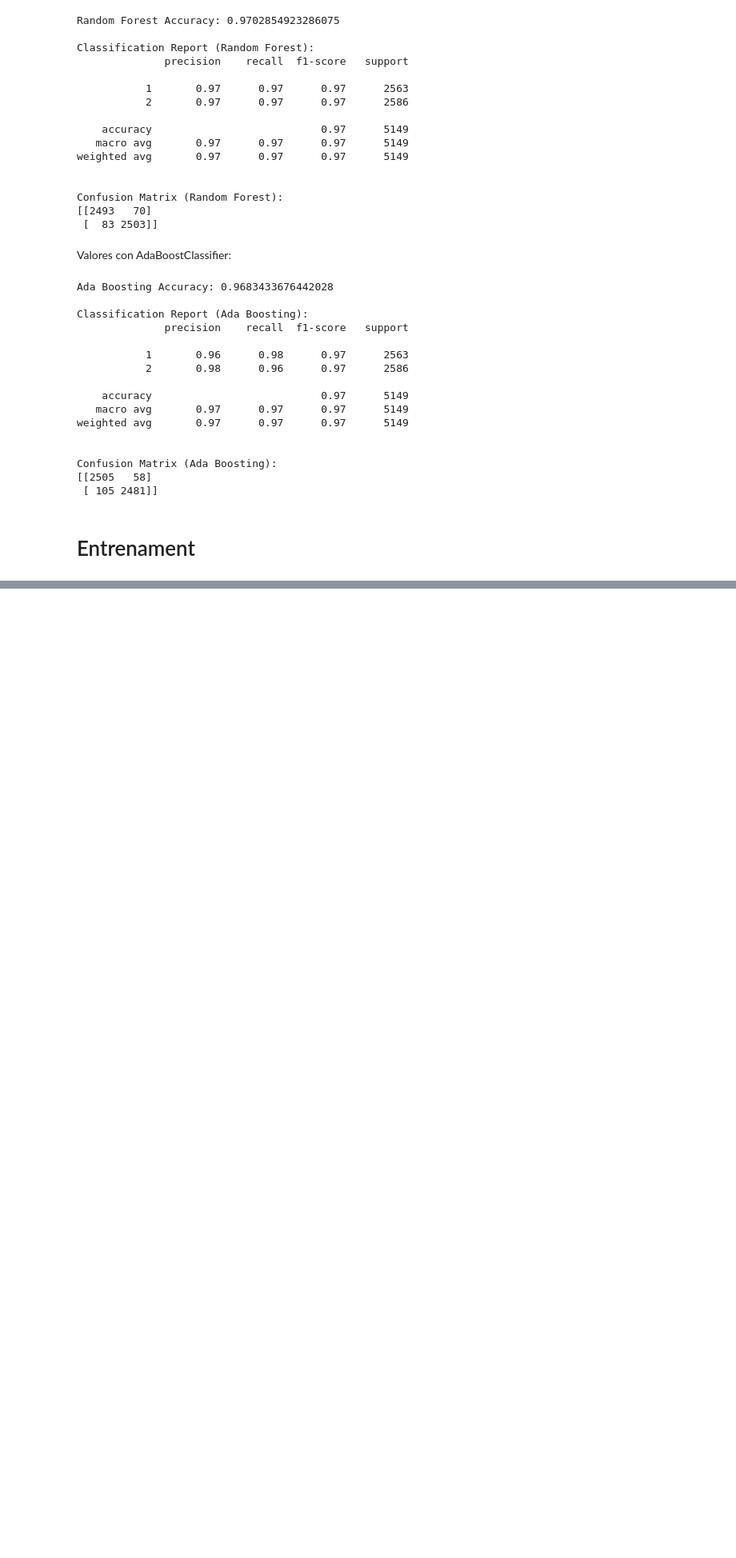
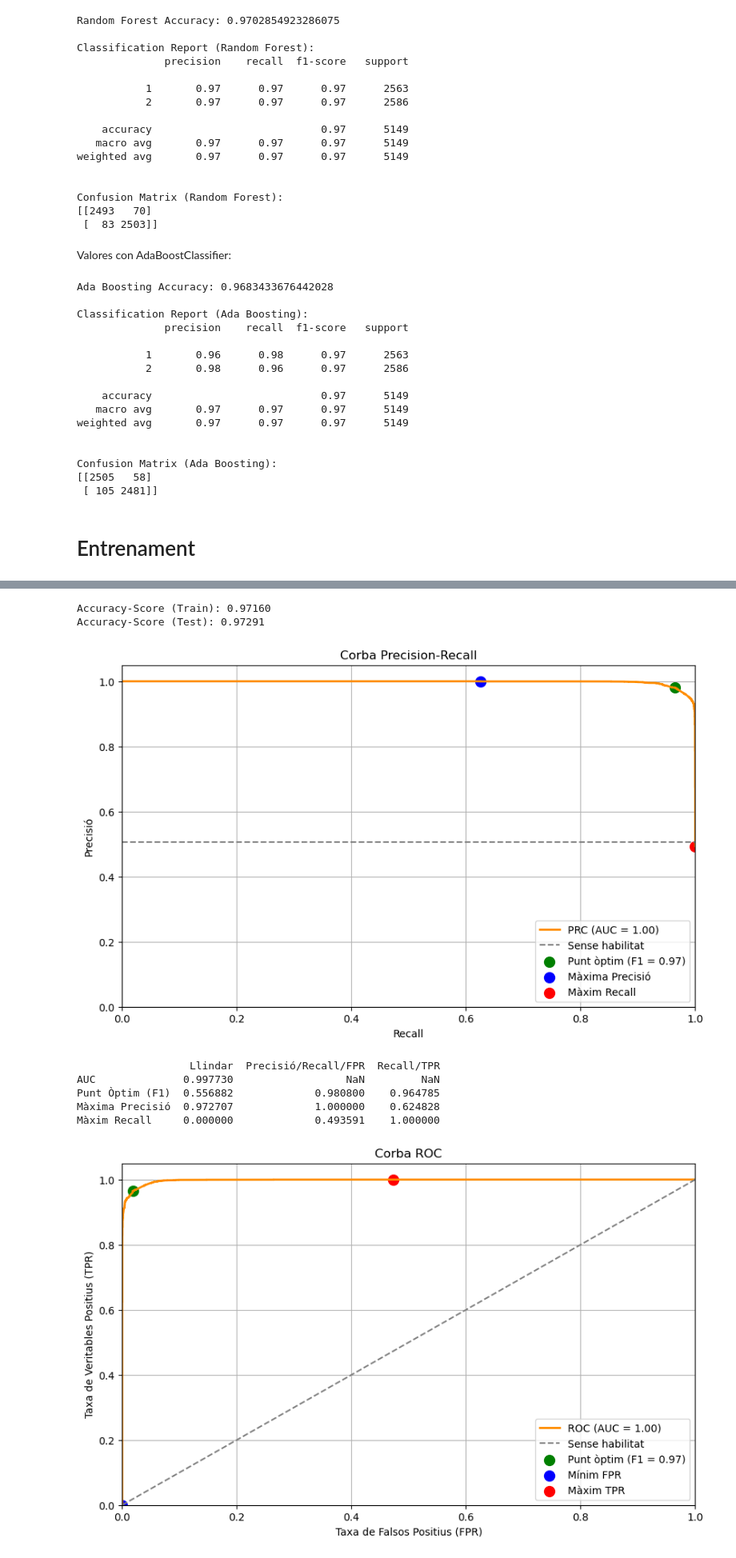
Before and after one commit to NIU1688916/Kaggle_LOL, a Jupyter notebook: Kaggle LOL.ipynb, the cells around one changed output, grey strips where cells are left out. Shown at 80% size. Cells and saved outputs as stored; diff of their text form; code cells hidden in the pictures; blank space fills up the shorter version.

Commit message:
feat: Added the final metric analisis with plot_curve implementation

```diff
--- a/Kaggle LOL.ipynb
+++ b/Kaggle LOL.ipynb
@@ -383,0 +466,31 @@ Millors paràmetres GS:
+# %%
+
+X_train, X_test, y_train, y_test = train_test_split(X, y, test_size=0.2, stratify=y, random_state=26)
+
+gb = GradientBoostingClassifier(learning_rate=0.01, max_depth=8, max_features='sqrt', min_samples_split=5, n_estimators=300, subsample=0.8)
+
+kfold = StratifiedKFold(n_splits=10, shuffle=True, random_state=26)
+
+scores = cross_val_score(gb, X_train, y_train, cv=kfold, scoring='accuracy')
+
+acc_train = scores.mean()
+
+gb.fit(X_train, y_train)
+y_pred_test = gb.predict(X_test)
+acc_test = accuracy_score(y_test, y_pred_test)
+
+print(f'Accuracy-Score (Train): {acc_train:.5f}')
+print(f'Accuracy-Score (Test): {acc_test:.5f}')
+
+plot_performance_curve(gb, X_test, y_test, 'pr')
+plot_performance_curve(gb, X_test, y_test, 'roc')
+# %% [output]
+Accuracy-Score (Train): 0.97160
+Accuracy-Score (Test): 0.97291
+[figure, added]
+                  Llindar  Precisió/Recall/FPR  Recall/TPR
+AUC              0.997730                  NaN         NaN
+Punt Òptim (F1)  0.556882             0.980800    0.964785
+Màxima Precisió  0.972707             1.000000    0.624828
+Màxim Recall     0.000000             0.493591    1.000000
+[figure, added]
```
Also changed, not shown: parts of 8 cells of this notebook.
